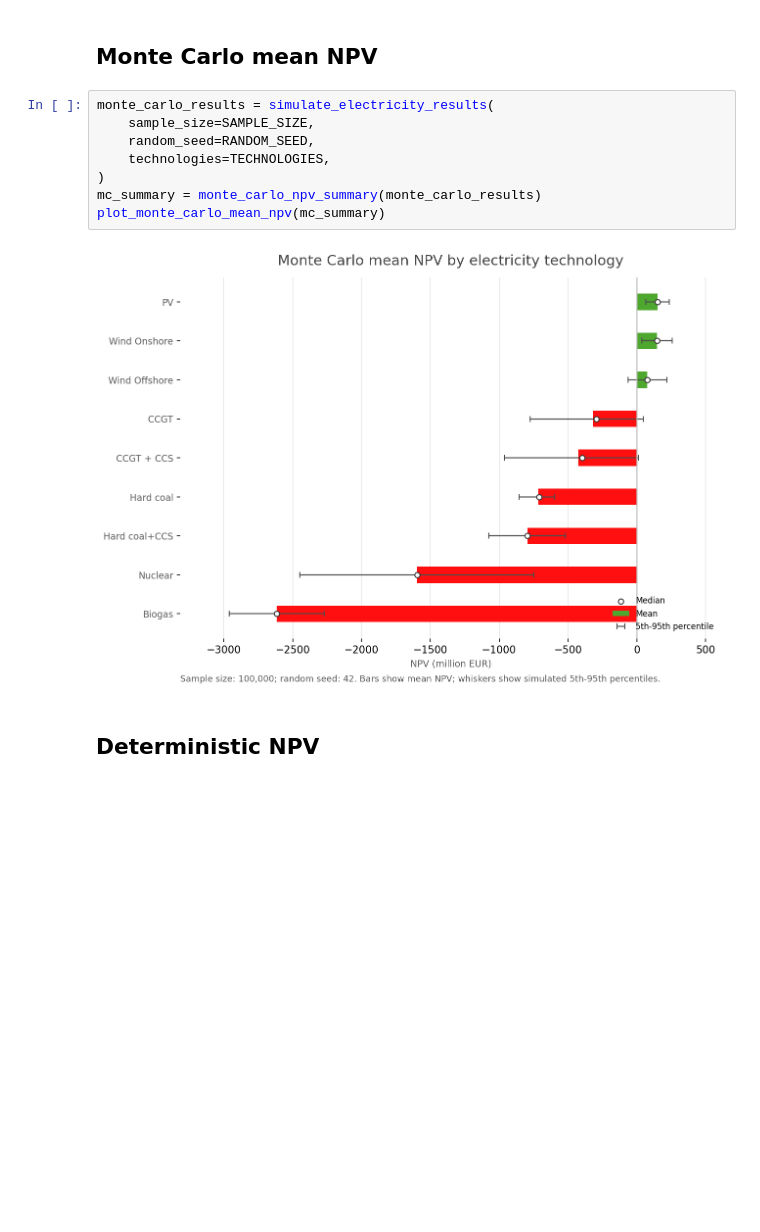
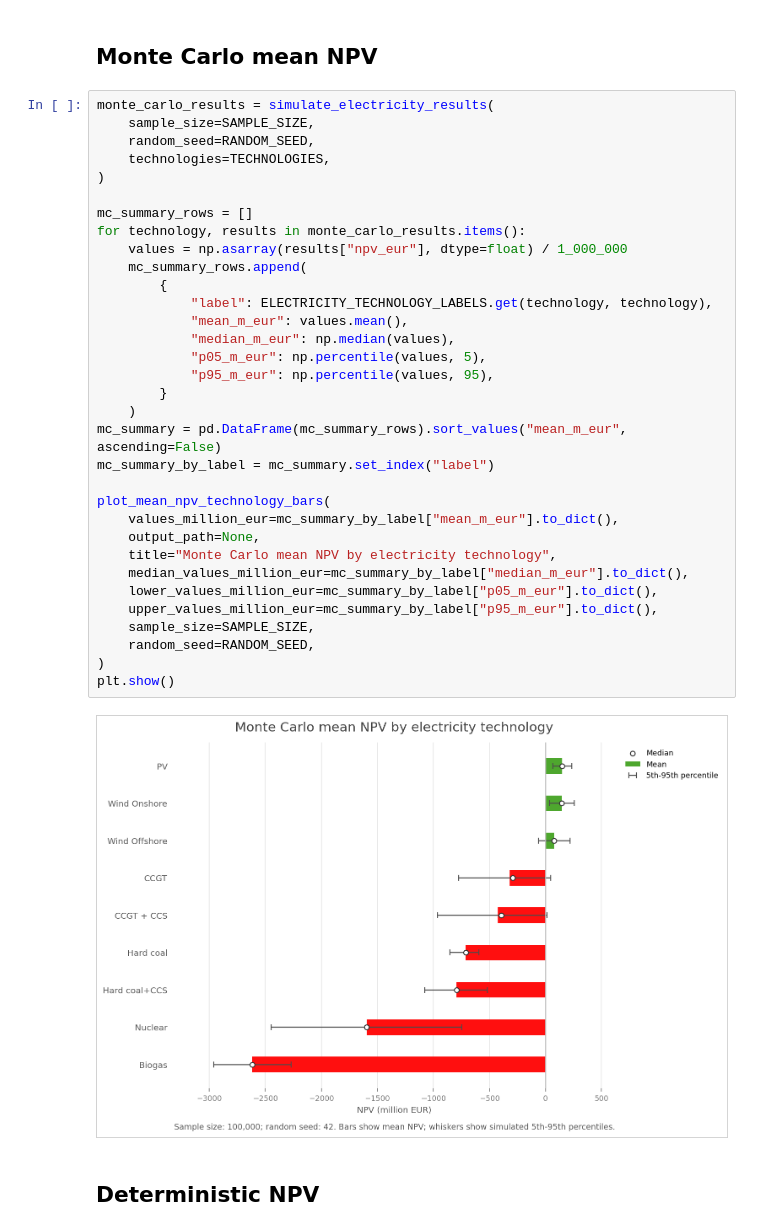
Before and after one commit to Finnzn/Master-Thesis, a Jupyter notebook: notebooks/electricity/electricity_summary.ipynb, the cells around one changed output. Saved outputs shown, nothing was run; the diff lists cells and outputs as text; blank space fills up the shorter version.

```diff
--- a/notebooks/electricity/electricity_summary.ipynb
+++ b/notebooks/electricity/electricity_summary.ipynb
@@ -212,14 +36,39 @@ def plot_ranking_summary(ranking_summary: pd.DataFrame):
 # %% [markdown]
 ## Monte Carlo mean NPV
-# %%
-monte_carlo_results = simulate_electricity_results(
-    sample_size=SAMPLE_SIZE,
-    random_seed=RANDOM_SEED,
-    technologies=TECHNOLOGIES,
-)
-mc_summary = monte_carlo_npv_summary(monte_carlo_results)
-plot_monte_carlo_mean_npv(mc_summary)
-# %% [output]
-[figure, removed]
+# %%
+monte_carlo_results = simulate_electricity_results(
+    sample_size=SAMPLE_SIZE,
+    random_seed=RANDOM_SEED,
+    technologies=TECHNOLOGIES,
+)
+
+mc_summary_rows = []
+for technology, results in monte_carlo_results.items():
+    values = np.asarray(results["npv_eur"], dtype=float) / 1_000_000
+    mc_summary_rows.append(
+        {
+            "label": ELECTRICITY_TECHNOLOGY_LABELS.get(technology, technology),
+            "mean_m_eur": values.mean(),
+            "median_m_eur": np.median(values),
+            "p05_m_eur": np.percentile(values, 5),
+            "p95_m_eur": np.percentile(values, 95),
+        }
+    )
+mc_summary = pd.DataFrame(mc_summary_rows).sort_values("mean_m_eur", ascending=False)
+mc_summary_by_label = mc_summary.set_index("label")
+
+plot_mean_npv_technology_bars(
+    values_million_eur=mc_summary_by_label["mean_m_eur"].to_dict(),
+    output_path=None,
+    title="Monte Carlo mean NPV by electricity technology",
+    median_values_million_eur=mc_summary_by_label["median_m_eur"].to_dict(),
+    lower_values_million_eur=mc_summary_by_label["p05_m_eur"].to_dict(),
+    upper_values_million_eur=mc_summary_by_label["p95_m_eur"].to_dict(),
+    sample_size=SAMPLE_SIZE,
+    random_seed=RANDOM_SEED,
+)
+plt.show()
+# %% [output]
+[figure, added]
 # %% [markdown]
 ## Deterministic NPV
```
Also changed, not shown: parts of 7 cells of this notebook, 13 other files.
